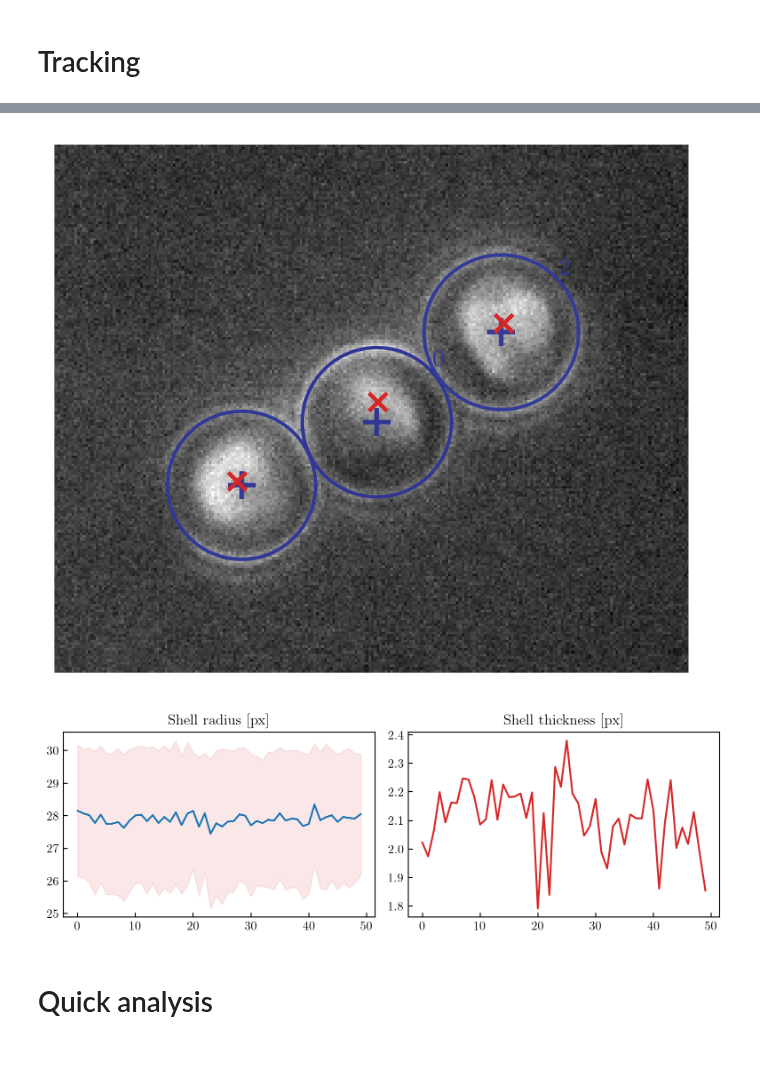
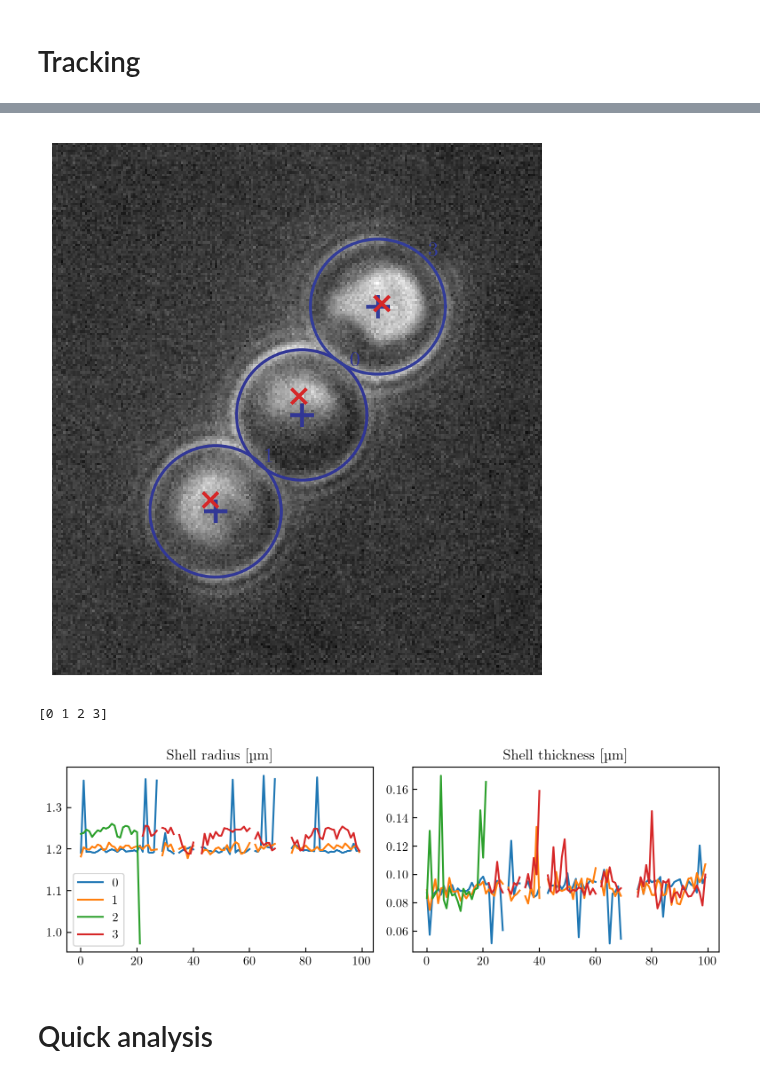
Before and after one commit to nicofares/wraptrack, a Jupyter notebook: wraptrack_coreshell_chain/chain_tracking.ipynb, the cells around one changed output, grey strips where cells are left out. Cells and saved outputs as stored; diff of their text form; code cells hidden in the pictures.

```diff
--- a/wraptrack_coreshell_chain/chain_tracking.ipynb
+++ b/wraptrack_coreshell_chain/chain_tracking.ipynb
@@ -168,13 +168,13 @@ plt.imshow(stack[i])
 # %% [markdown]
 # Test on one image
 # %%
-RING_RADIUS = 29   # px, about the LARGEST ring in the movie
-RANGE_LOWER_PX = 6
-RANGE_UPPER_PX = 6
+RING_RADIUS = 28   # px, about the LARGEST ring in the movie
+RANGE_LOWER_PX = 5
+RANGE_UPPER_PX = 5
 MIN_SNR = 2
 SMOOTHING_SIGMA = 1.5
 # %%
-i = 240
+i = 42
 
 img = stack[i]
 
@@ -195,7 +195,7 @@ particles = locate_particles(
 
 rows = particles_to_rows(particles, i, fps, ysize)
 
-# rows = pd.DataFrame(rows)
+rows = pd.DataFrame(rows)
 
 rows
 # %% [output]
@@ -346,8 +314,8 @@ N_particles = 3
 
 # Images to track
 start = 0
-stop = 601
-step = 30
+stop = 100
+step = 1
 
 # Number of images
 Nim = math.ceil((stop - start) / step)
@@ -431,7 +442,24 @@ for file in folder.glob("*"):
     file.unlink()
 # %%
 # Linking of trajectories
-results = link_trajectories(results, search_range=10, memory=3)   # in px, before conversion
+
+# Drop Nans
+features = results.dropna(subset=["xs"])
+
+# Linking
+linked = link_trajectories(features, search_range=10, memory=5)   # in px, before conversion
+
+# Put back NaNs
+def add_nan_frames(g):
+    pid = g.name
+    frames = range(g["frame"].min(), g["frame"].max() + 1)
+    g = g.set_index("frame").reindex(frames).rename_axis("frame")
+    g["particle"] = pid  # keep the particle ID on NaN rows
+    return g.reset_index()
+
+results = linked.groupby("particle", group_keys=False).apply(add_nan_frames)
+
+results = results.sort_values(["frame", "particle"]).reset_index(drop=True)
 
 # Conversion to SI
 for col in ("xs", "ys", "as", "sigmas", "xc", "yc"):
@@ -456,28 +493,37 @@ results.head(10)
 # %%
 # from plot_tracking import plot_frame_tracking
-i = 0
+i = 35
 fig, ax = plt.subplots(1, 1, figsize=(5, 5))
 _ = plot_frame_tracking(stack[i], results, i, px=px, ysize=ysize, margin=40, plot_trajectory=False, ax=ax)
 plt.show()
 # %% [output]
-[figure, old version]
+[figure, new version]
+# %%
+p_ids = results['particle'].unique()
+print(p_ids)
+# %% [output]
+[0 1 2 3]
 # %%
 fig, [ax1, ax2] = plt.subplots(1, 2, figsize=(20/2.54, 7/2.54))
 
-cond = Router > 0
+for i, p in enumerate(p_ids):
+    subset = results[results["particle"] == p]
+    ax1.plot(subset['frame'], subset['as'] * 1e6, label=str(p))
+    ax2.plot(subset['frame'], subset['sigmas'] * 1e6, label=str(p))
+# ax1.plot(np.arange(len(Router[cond])), Router[cond], ls='-', c='tab:blue')
+# ax1.fill_between(np.arange(len(Router[cond])), Router[cond] - Souter[cond], Router[cond]+Souter[cond], color='tab:red', alpha=0.1)
 
-ax1.plot(np.arange(len(Router[cond])), Router[cond], ls='-', c='tab:blue')
-ax1.fill_between(np.arange(len(Router[cond])), Router[cond] - Souter[cond], Router[cond]+Souter[cond], color='tab:red', alpha=0.1)
+# ax2.plot(Souter[cond], ls='-', c='tab:red')
 
-ax2.plot(Souter[cond], ls='-', c='tab:red')
+ax1.legend()
 
-ax1.set_title(r'Shell radius [px]')
-ax2.set_title(r'Shell thickness [px]')
+ax1.set_title(r'Shell radius [µm]')
+ax2.set_title(r'Shell thickness [µm]')
 
 plt.tight_layout()
 plt.show()
 # %% [output]
-[figure, old version]
+[figure, new version]
 # %%
 # fig.savefig('radii_without_uint8_conversion.pdf')
 # %%
```
Also changed, not shown: parts of 47 cells of this notebook, 1 other file.
